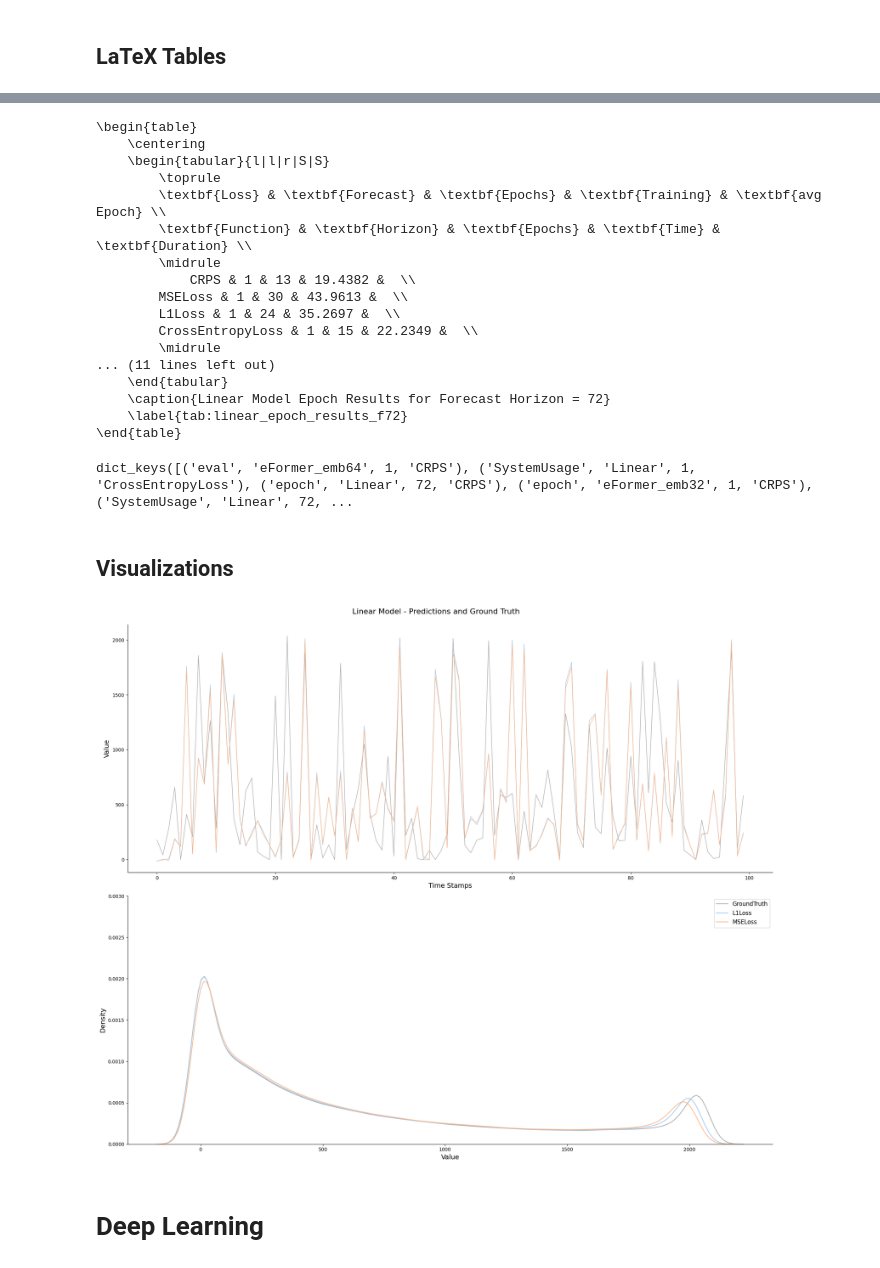
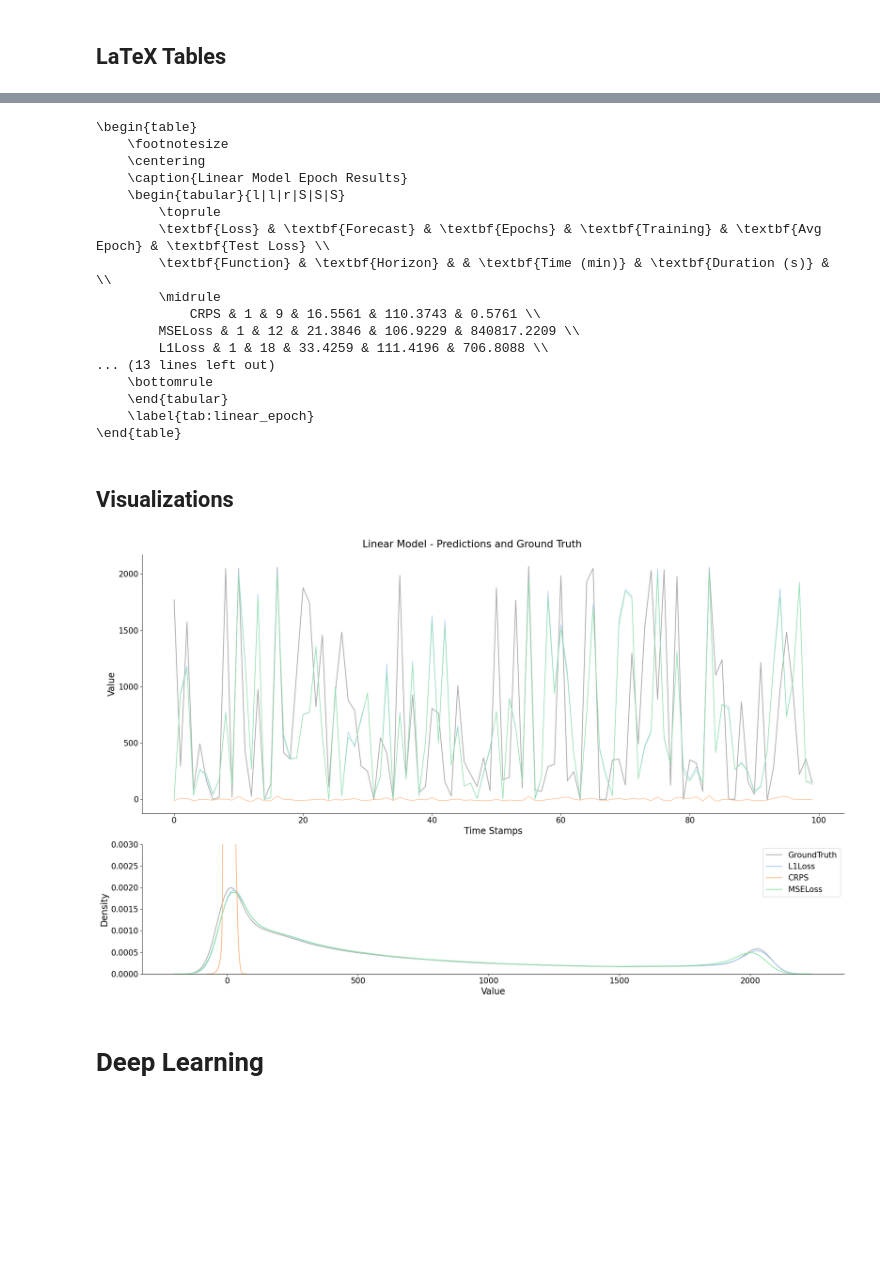
Before and after one commit to janbesler/Masterarbeit, a Jupyter notebook: src/3_Visualizations.ipynb, the cells around one changed output, grey strips where cells are left out. Cells and saved outputs as stored; diff of their text form; code cells hidden in the pictures; blank space fills up the shorter version.

Commit message:
new graphs

```diff
--- a/src/3_Visualizations.ipynb
+++ b/src/3_Visualizations.ipynb
@@ -131,8 +128,8 @@ SystemUsage_LaTeX(linear_dfs, model_type='Linear')
 \end{table}
 # %%
-def Epoch_LaTeX(data_frames, model_type='Linear', prediction_lengths=[1,6, 72], loss_functions=['CRPS', 'MSELoss', 'L1Loss', 'CrossEntropyLoss']):
+def Epoch_LaTeX(data_frames, model_type='Linear', prediction_lengths=[1, 6, 72, 144], loss_functions=['CRPS', 'MSELoss', 'L1Loss']):
     """
-    Generates LaTeX table code with Epoch statistics filled in for given model types, loss functions, and embedding lengths.
+    Generates LaTeX table code with Epoch statistics filled in for given model types, loss functions, and prediction lengths.
 
     Parameters:
     - data_frames: Dictionary with tuples as keys and data frames as values.
@@ -141,66 +138,67 @@ def Epoch_LaTeX(data_frames, model_type='Linear', prediction_lengths=[1,6, 72],
     - loss_functions: List of loss functions to include in the table.
     """
     # Initialize an empty dictionary to hold the stats
-    stats = {(loss_function, prediction_length): {'epochs': '', 'training_time': ''}
+    stats = {(loss_function, prediction_length): {'epochs': '', 'training_time': '', 'avg_epoch_time': '', 'loss': ''}
              for loss_function in loss_functions for prediction_length in prediction_lengths}
 
     # Populate the stats dictionary with actual values from data frames
     for key, system_df in data_frames.items():
         if key[0] == 'epoch' and key[1] == model_type and key[2] in prediction_lengths and key[3] in loss_functions:
-            stats_key = (key[3], key[2])
+            stats_key = (key[3], key[2])  # (loss_function, prediction_length)
             # Update stats
             stats[stats_key]['epochs'] = len(system_df['Epoch Duration'])
-            stats[stats_key]['training_time'] = round(sum(system_df['Epoch Duration']) / (60),4)
-            stats[stats_key]['avg_epoch_time'] = round(system_df['Epoch Duration'].mean() / 60, 4)
+            stats[stats_key]['training_time'] = round(sum(system_df['Epoch Duration']) / 60, 4)
+            stats[stats_key]['avg_epoch_time'] = round(system_df['Epoch Duration'].mean(), 4)
+        if key[0] == 'eval' and key[1] == model_type and key[2] in prediction_lengths and key[3] in loss_functions:
+            stats_key = (key[3], key[2])  # (loss_function, prediction_length)
+            # Update stats
+            stats[stats_key]['loss'] = round(min(system_df['TestLoss']), 4)
 
     # Begin generating the LaTeX table code
     latex_table = """\\begin{table}
+    \\footnotesize
     \\centering
-    \\begin{tabular}{l|l|r|S|S}
+    \\caption{""" + model_type + """ Model Epoch Results}
+    \\begin{tabular}{l|l|r|S|S|S}
         \\toprule
-        \\textbf{Loss} & \\textbf{Forecast} & \\textbf{Epochs} & \\textbf{Training} & \\textbf{avg Epoch} \\\\
-        \\textbf{Function} & \\textbf{Horizon} & \\textbf{Epochs} & \\textbf{Time} & \\textbf{Duration} \\\\
+        \\textbf{Loss} & \\textbf{Forecast} & \\textbf{Epochs} & \\textbf{Training} & \\textbf{Avg Epoch} & \\textbf{Test Loss} \\\\
+        \\textbf{Function} & \\textbf{Horizon} & & \\textbf{Time (min)} & \\textbf{Duration (s)} & \\\\
         \\midrule
     """
     for prediction_length in prediction_lengths:
         for loss_function in loss_functions:
             stat = stats[(loss_function, prediction_length)]
-            latex_table += f"        {loss_function} & {prediction_length} & "
-            latex_table += f"{stat['epochs']} & {stat['training_time']} &  \\\\\n"
+            latex_table += f"        {loss_function} & {prediction_length} & {stat['epochs']} & {stat['training_time']} & {stat['avg_epoch_time']} & {stat['loss']} \\\\\n"
             if loss_function == loss_functions[-1]:
                 latex_table += "        \\midrule\n"
 
     latex_table += """    \\bottomrule
     \\end{tabular}
-    \\caption{""" + model_type + """ Model Epoch Results for Forecast Horizon = """ + str(prediction_length) + """}
-    \\label{tab:""" + model_type.lower() + """_epoch_results_f""" + str(prediction_length) + """}
+    \\label{tab:""" + model_type.lower() + """_epoch}
 \\end{table}"""
 
     print(latex_table)
 
+# Example usage
 Epoch_LaTeX(linear_dfs, model_type='Linear')
 # %% [output]
 \begin{table}
+    \footnotesize
     \centering
-    \begin{tabular}{l|l|r|S|S}
+    \caption{Linear Model Epoch Results}
+    \begin{tabular}{l|l|r|S|S|S}
         \toprule
-        \textbf{Loss} & \textbf{Forecast} & \textbf{Epochs} & \textbf{Training} & \textbf{avg Epoch} \\
-        \textbf{Function} & \textbf{Horizon} & \textbf{Epochs} & \textbf{Time} & \textbf{Duration} \\
+        \textbf{Loss} & \textbf{Forecast} & \textbf{Epochs} & \textbf{Training} & \textbf{Avg Epoch} & \textbf{Test Loss} \\
+        \textbf{Function} & \textbf{Horizon} & & \textbf{Time (min)} & \textbf{Duration (s)} & \\
         \midrule
-            CRPS & 1 & 13 & 19.4382 &  \\
-        MSELoss & 1 & 30 & 43.9613 &  \\
-        L1Loss & 1 & 24 & 35.2697 &  \\
-        CrossEntropyLoss & 1 & 15 & 22.2349 &  \\
-        \midrule
-... (11 lines left out)
+            CRPS & 1 & 9 & 16.5561 & 110.3743 & 0.5761 \\
+        MSELoss & 1 & 12 & 21.3846 & 106.9229 & 840817.2209 \\
+        L1Loss & 1 & 18 & 33.4259 & 111.4196 & 706.8088 \\
+... (13 lines left out)
+    \bottomrule
     \end{tabular}
-    \caption{Linear Model Epoch Results for Forecast Horizon = 72}
-    \label{tab:linear_epoch_results_f72}
+    \label{tab:linear_epoch}
 \end{table}
-# %%
-linear_dfs.keys()
-# %% [output]
-dict_keys([('eval', 'eFormer_emb64', 1, 'CRPS'), ('SystemUsage', 'Linear', 1, 'CrossEntropyLoss'), ('epoch', 'Linear', 72, 'CRPS'), ('epoch', 'eFormer_emb32', 1, 'CRPS'), ('SystemUsage', 'Linear', 72, ...
 # %% [markdown]
 ## Visualizations
 # %%
@@ -255,41 +253,44 @@ def eval_df_with_kde(model, data_frames, prediction_length, exclude_loss_functio
     color_dict = {col: color for col, color in zip(columns_to_plot, palette)}
 
     # Plotting
-    fig, ax = plt.subplots(2,1, figsize=(20, 16))
+    fig, ax = plt.subplots(2, 1, figsize=(20, 12), gridspec_kw={'height_ratios': [1, 0.5]})
+    tick_size=15
 
     # Time Series plot
     # Plot "GroundTruth" first so it's in the legend
     sns.lineplot(ax=ax[0], x=range(len(aggregated_df[:100])), y=aggregated_df[:100]['GroundTruth'],
-                 label='GroundTruth', color=ground_truth_color, linewidth=1)
+                 label='GroundTruth', color=ground_truth_color, linewidth=1.5)
     for column in columns_to_plot:
         sns.lineplot(ax=ax[0], x=range(len(aggregated_df[:100])), y=aggregated_df[:100][column],
                      label=column, color=color_dict[column], linewidth=1)
-    ax[0].set_xlabel('Time Stamps', fontsize=14)
-    ax[0].set_ylabel('Value', fontsize=14)
+    ax[0].set_xlabel('Time Stamps', fontsize=(tick_size + 2))
+    ax[0].set_ylabel('Value', fontsize=(tick_size + 2))
     ax[0].legend().set_visible(False)  # Explicitly hide the legend
+    ax[0].tick_params(labelsize=tick_size)
 
     sns.despine(ax=ax[0])  # Remove spines on right and top side
 
     # KDE plot
     # Plot "GroundTruth" KDE first so it's in the legend
     sns.kdeplot(ax=ax[1], data=aggregated_df['GroundTruth'], label='GroundTruth', color=ground_truth_color)
     for column in columns_to_plot:
         sns.kdeplot(ax=ax[1], data=aggregated_df[column], label=column, color=color_dict[column])
     ax[1].set_ylim([0, 0.003])
-    ax[1].set_xlabel('Value', fontsize=14)
-    ax[1].set_ylabel('Density', fontsize=14)
-    ax[1].legend(title_fontsize='13', fontsize='12')
+    ax[1].set_xlabel('Value', fontsize=(tick_size + 2))
+    ax[1].set_ylabel('Density', fontsize=(tick_size + 2))
+    ax[1].legend(title_fontsize=(tick_size + 1), fontsize=(tick_size))
+    ax[1].tick_params(labelsize=tick_size)
 
     sns.despine(ax=ax[1])  # Remove spines on right and top side
 
     plt.tight_layout()  # Prevent overlapping
 
     # Set a title for the whole figure
-    fig.suptitle(f'{model} Model - Predictions and Ground Truth', fontsize=16, y=1.02)
+    fig.suptitle(f'{model} Model - Predictions and Ground Truth', fontsize=(tick_size + 4), y=1.02)
     plt.savefig(f'../graphs/results/{model}_pred{prediction_length}_analysis.png', dpi=600, bbox_inches='tight')
     plt.show()
 
 # Example usage:
-eval_df_with_kde('Linear', linear_dfs, 72, exclude_loss_functions=['CRPS'])
+eval_df_with_kde('Linear', linear_dfs, 144, exclude_loss_functions=[])
 # %% [output]
-[figure, old version]
+[figure, new version]
```
Also changed, not shown: parts of 20 cells of this notebook, 6 other files.
